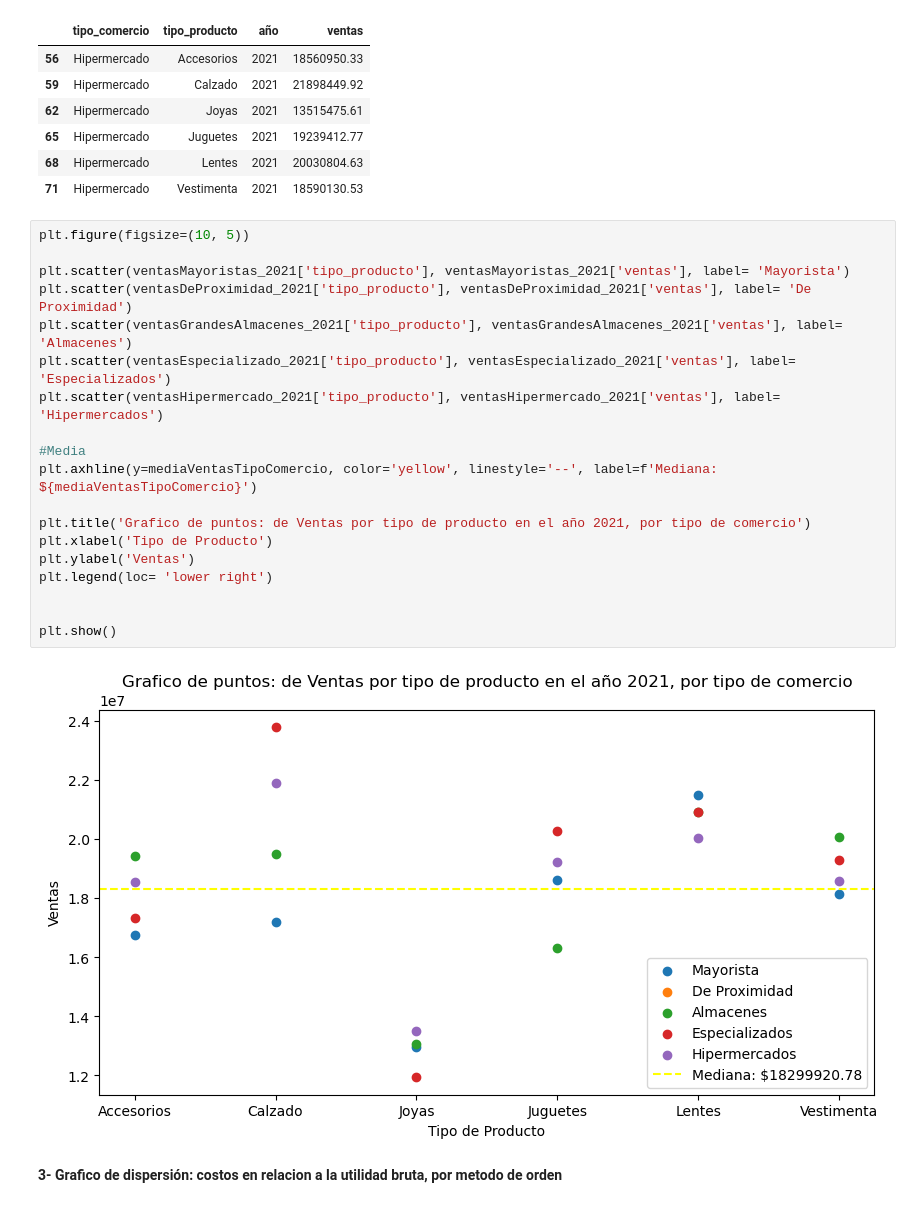
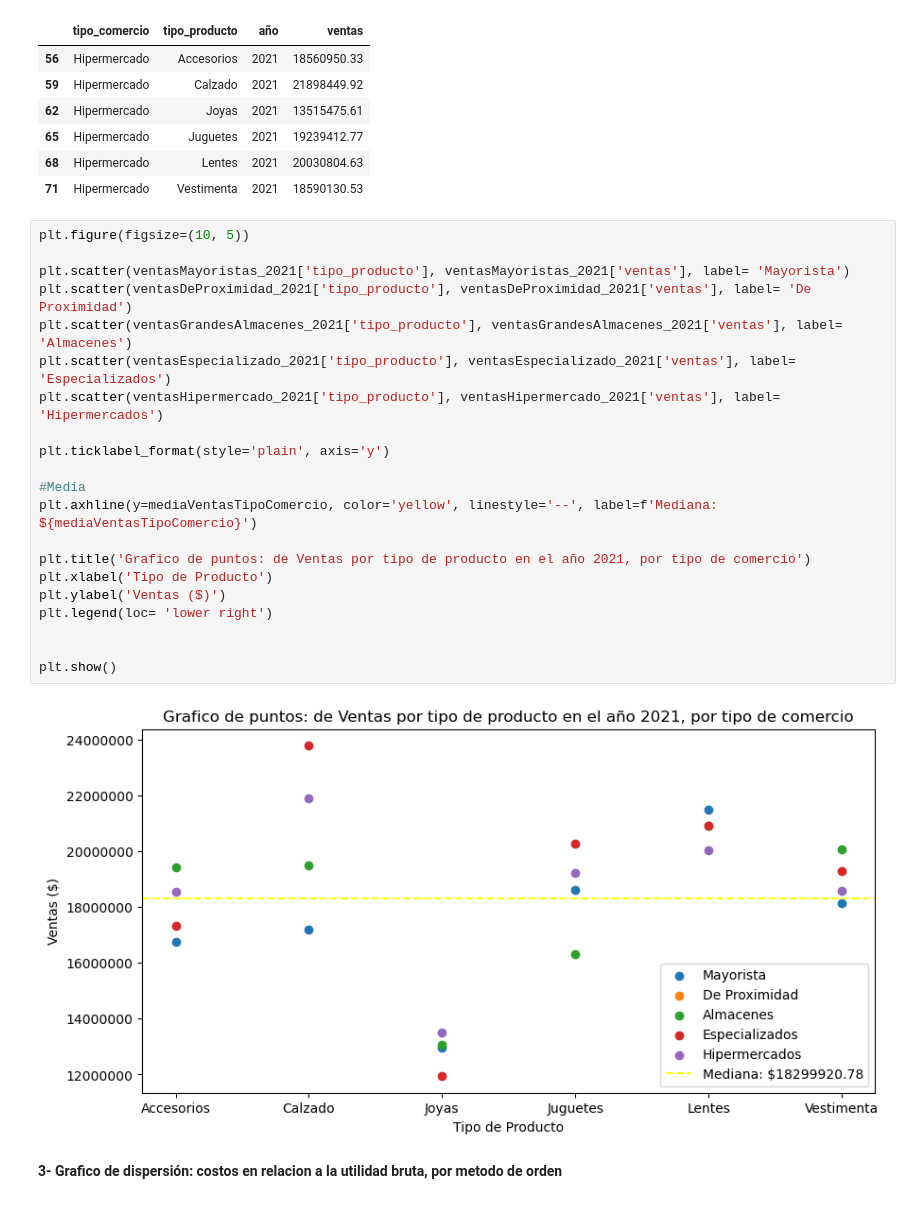
Before and after one commit to manuelpalomeque/ISPC--An-lisisDeDatos--DataBring, a Jupyter notebook: Proyecto Integrador - Analista de Datos - ISPC-Palomeque.ipynb, the cells around one changed output. Cells and saved outputs as stored; diff of their text form.

```diff
--- a/Proyecto Integrador - Analista de Datos - ISPC-Palomeque.ipynb
+++ b/Proyecto Integrador - Analista de Datos - ISPC-Palomeque.ipynb
@@ -714,24 +717,26 @@ ventasHipermercado_2021
 # %%
 plt.figure(figsize=(10, 5))
 
 plt.scatter(ventasMayoristas_2021['tipo_producto'], ventasMayoristas_2021['ventas'], label= 'Mayorista')
 plt.scatter(ventasDeProximidad_2021['tipo_producto'], ventasDeProximidad_2021['ventas'], label= 'De Proximidad')
 plt.scatter(ventasGrandesAlmacenes_2021['tipo_producto'], ventasGrandesAlmacenes_2021['ventas'], label= 'Almacenes')
 plt.scatter(ventasEspecializado_2021['tipo_producto'], ventasEspecializado_2021['ventas'], label= 'Especializados')
 plt.scatter(ventasHipermercado_2021['tipo_producto'], ventasHipermercado_2021['ventas'], label= 'Hipermercados')
 
+plt.ticklabel_format(style='plain', axis='y')
+
 #Media
 plt.axhline(y=mediaVentasTipoComercio, color='yellow', linestyle='--', label=f'Mediana: ${mediaVentasTipoComercio}')
 
 plt.title('Grafico de puntos: de Ventas por tipo de producto en el año 2021, por tipo de comercio')
 plt.xlabel('Tipo de Producto')
-plt.ylabel('Ventas')
+plt.ylabel('Ventas ($)')
 plt.legend(loc= 'lower right')
 
 
 plt.show()
 # %% [output]
-[figure, old version]
+[figure, new version]
 # %% [markdown]
 **3- Grafico de dispersión: costos en relacion a la utilidad bruta, por metodo de orden**
 # %%
```
Also changed, not shown: parts of 5 cells of this notebook.
